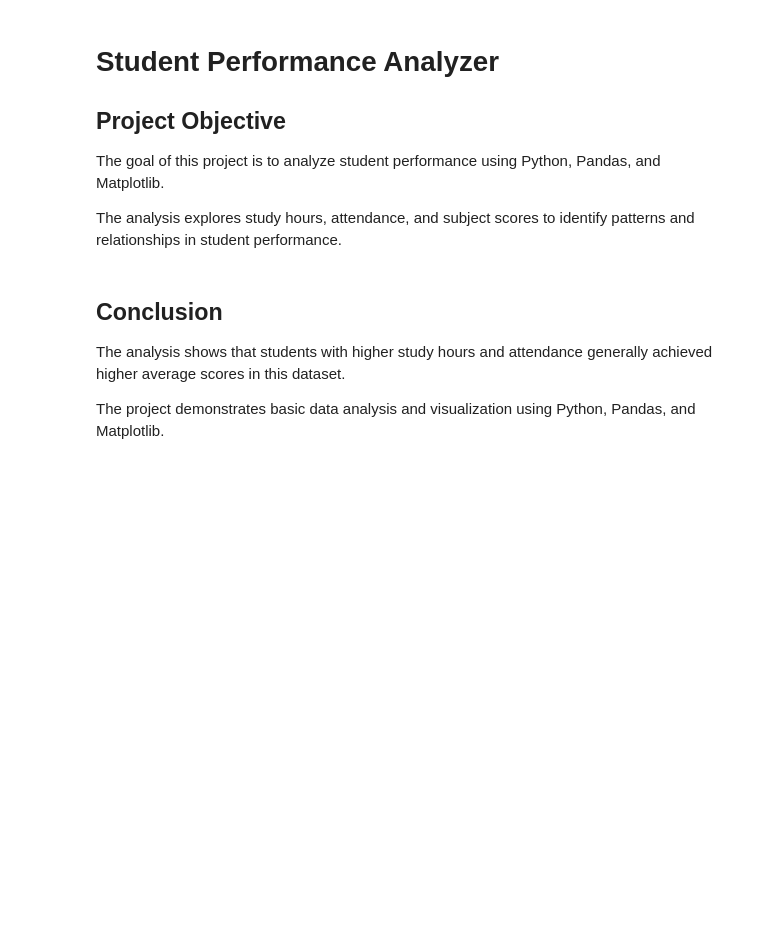
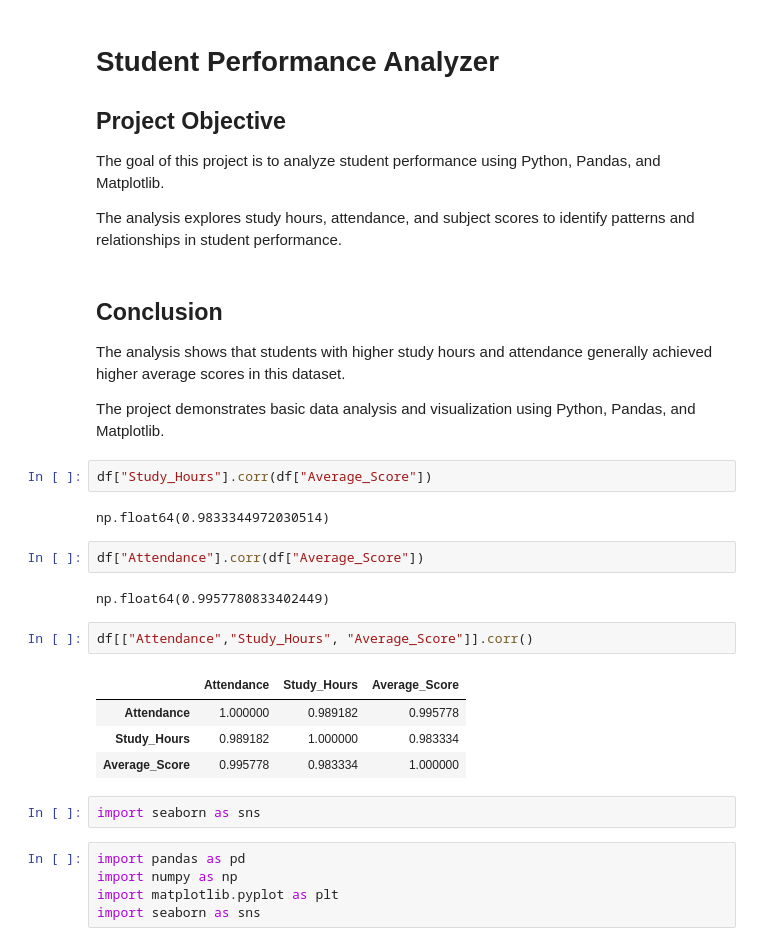
Before and after one commit to kunalkumar-45/Student-Performance-Analyzer, a Jupyter notebook: Notebook/student_performance_analysis.ipynb, the cells around one changed output. Saved outputs shown, nothing was run; the diff lists cells and outputs as text; blank space fills up the shorter version.

```diff
--- a/Notebook/student_performance_analysis.ipynb
+++ b/Notebook/student_performance_analysis.ipynb
@@ -613,3 +619,25 @@ attendance generally achieved higher average scores in this dataset.
 
 The project demonstrates basic data analysis and visualization
 using Python, Pandas, and Matplotlib.
+# %%
+df["Study_Hours"].corr(df["Average_Score"])
+# %% [output]
+np.float64(0.9833344972030514)
+# %%
+df["Attendance"].corr(df["Average_Score"])
+# %% [output]
+np.float64(0.9957780833402449)
+# %%
+df[["Attendance","Study_Hours", "Average_Score"]].corr()
+# %% [output]
+|  | Attendance | Study_Hours | Average_Score |
+| Attendance | 1.000000 | 0.989182 | 0.995778 |
+| Study_Hours | 0.989182 | 1.000000 | 0.983334 |
+| Average_Score | 0.995778 | 0.983334 | 1.000000 |
+# %%
+import seaborn as sns
+# %%
+import pandas as pd
+import numpy as np
+import matplotlib.pyplot as plt
+import seaborn as sns
```
Also changed, not shown: parts of 20 cells of this notebook, 1 other file.
